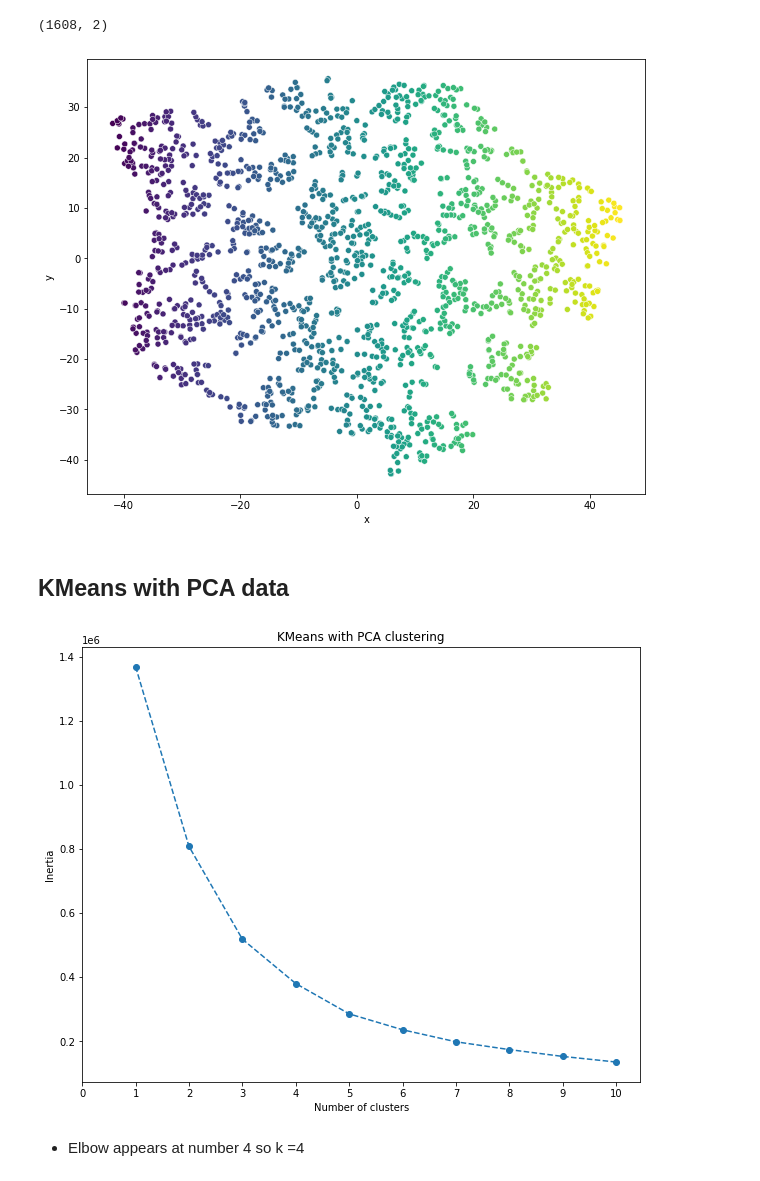
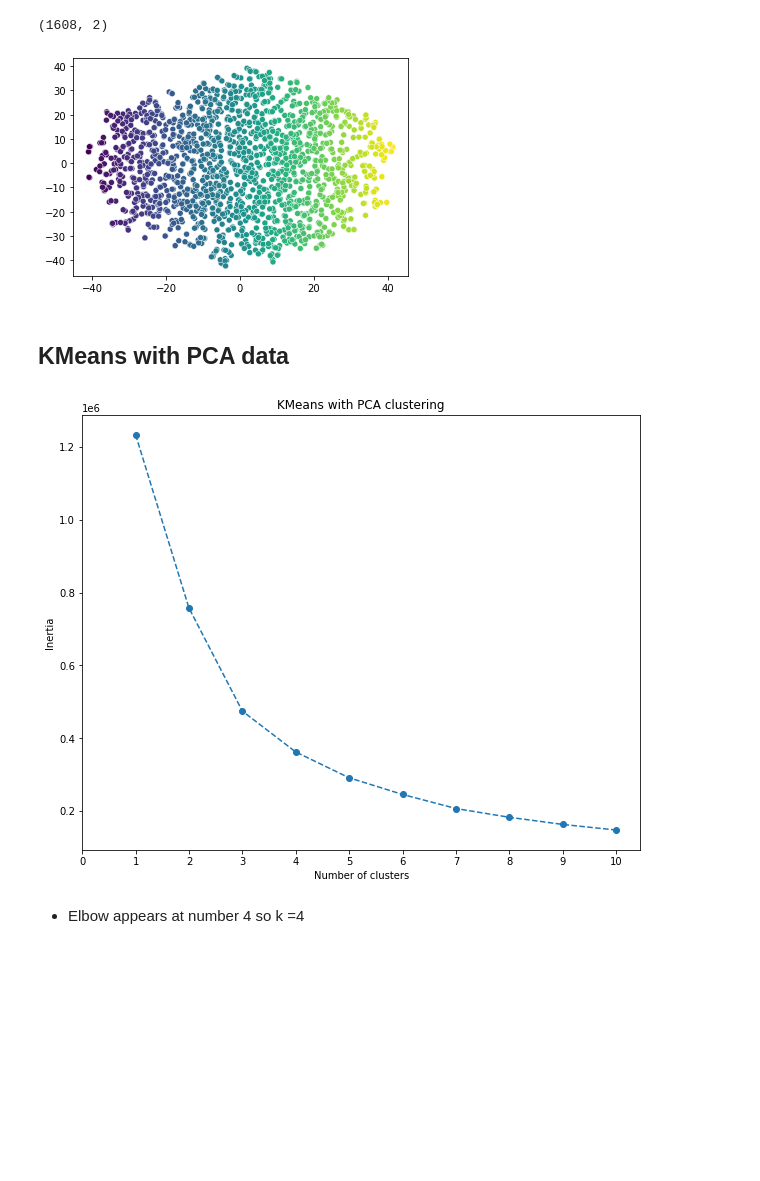
Before and after one commit to Ryan-Malin/Water, a Jupyter notebook: Soni Folder/water_potability1.ipynb, the cells around one changed output. Saved outputs shown, nothing was run; the diff lists cells and outputs as text; code cells hidden in the pictures; blank space fills up the shorter version.

```diff
--- a/Soni Folder/water_potability1.ipynb
+++ b/Soni Folder/water_potability1.ipynb
@@ -158,7 +144,7 @@ Testing Data Score: 0.6401985111662531
 ## Applying PCA to reduce dimensions
 # %%
 from sklearn.decomposition import PCA
-pca = PCA(n_components = 4)
+pca = PCA()
 water_pca = pca.fit_transform(X_train_scaled)
 pca.explained_variance_ratio_
 # %% [output]
@@ -166,4 +153,6 @@ array([0.13573998, 0.12812803, 0.11973443, 0.11300887])
 # %%
-pca_df = pd.DataFrame(data = water_pca, columns = ['PC1', 'PC2', 'PC3','PC4'])
+pca_df = pd.DataFrame(data = water_pca,
+                      columns = ['PC1', 'PC2', 'PC3','PC4',
+                                 'PC5','PC6','PC7','PC8','PC9'])
 pca_df.head()
 # %% [output]
@@ -186,17 +183,17 @@ tsne_features.shape
 # %%
 import warnings
 warnings.filterwarnings('ignore')
 import seaborn as sns
 # First column of transformed features
-pca_df['x'] = tsne_features[:,0]
+tx = tsne_features[:,0]
 # Second column of transformed features
-pca_df['y'] = tsne_features[:,1]
+ty = tsne_features[:,1]
 # Cluster visualizing
-plt.figure(figsize = (10,8))
-sns.scatterplot(pca_df.x, pca_df.y, c=pca_df.x)
+c = y.iloc[:1608]
+sns.scatterplot(tx, ty, c=tx)
 plt.show()
 # %% [output]
-[figure, old version]
+[figure, new version]
 # %% [markdown]
 ## KMeans with PCA data
 # %%
@@ -218,7 +215,7 @@ plt.xlabel("Number of clusters")
 plt.ylabel("Inertia")
 plt.show()
 # %% [output]
-[figure, old version]
+[figure, new version]
 # %% [markdown]
 * Elbow appears at number 4 so k =4
 # %%
```
Also changed, not shown: parts of 15 cells of this notebook.
